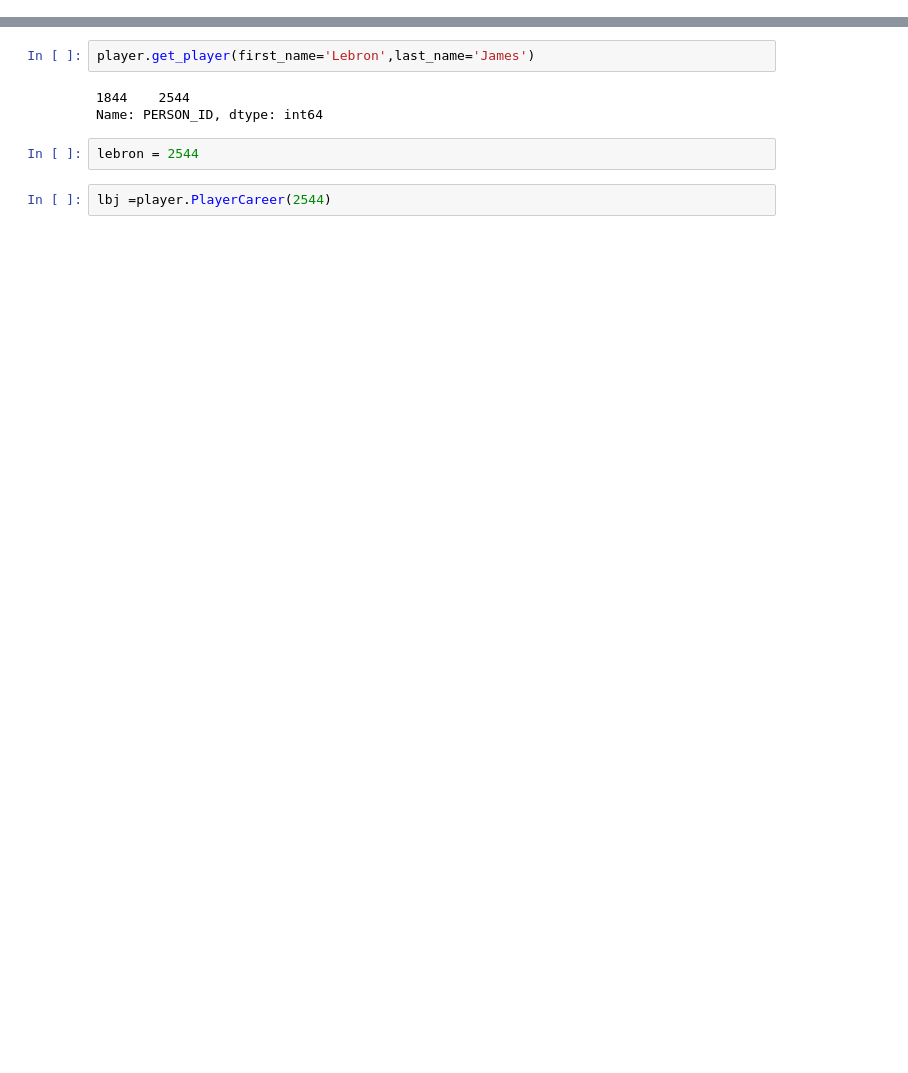
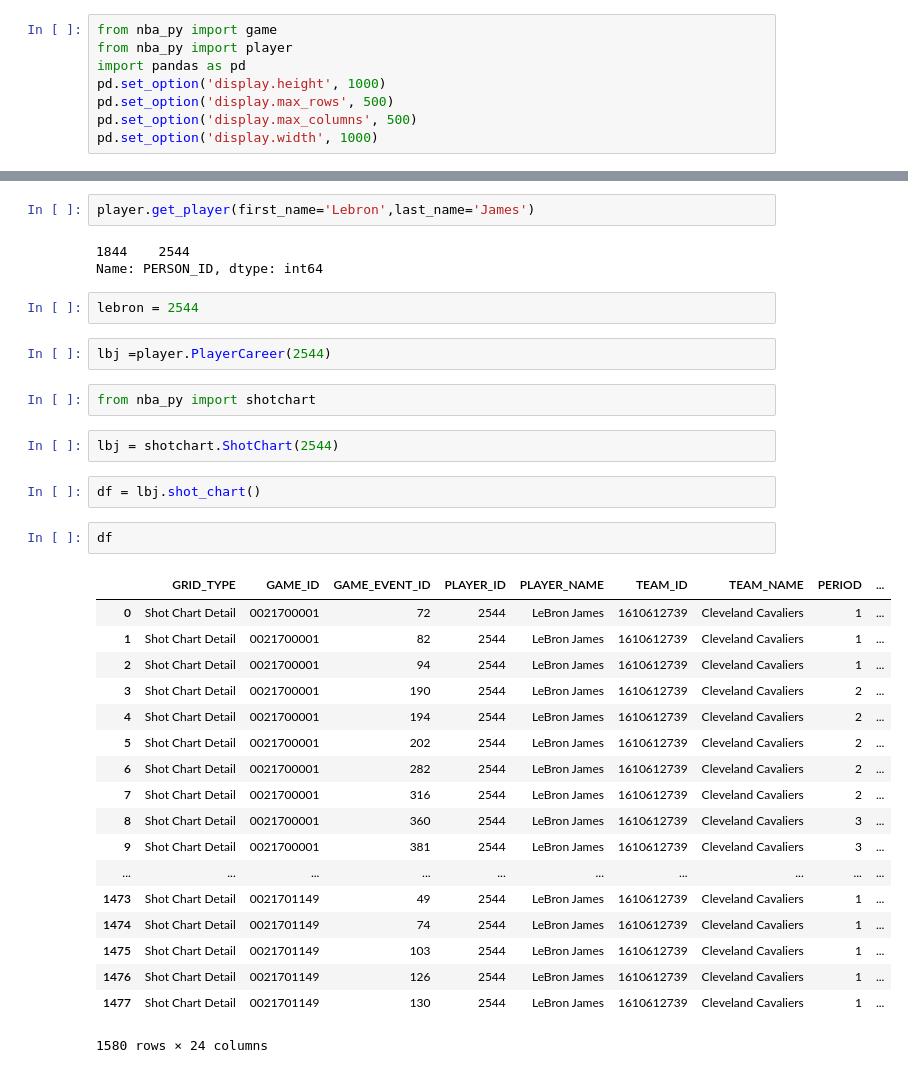
Before and after one commit to nkasmanoff/MLstuff, a Jupyter notebook: Phys476/project/NBA-API_v1.ipynb, the cells around one changed output, grey strips where cells are left out. Drawn from its saved outputs; the diff is of its cells as text; blank space fills up the shorter version.

```diff
--- a/Phys476/project/NBA-API_v1.ipynb
+++ b/Phys476/project/NBA-API_v1.ipynb
@@ -5,0 +1,8 @@ documentation (kinda) available at https://github.com/seemethere/nba_py
+# %%
+from nba_py import game
+from nba_py import player
+import pandas as pd
+pd.set_option('display.height', 1000)
+pd.set_option('display.max_rows', 500)
+pd.set_option('display.max_columns', 500)
+pd.set_option('display.width', 1000)
@@ -41,3 +53,30 @@ Name: PERSON_ID, dtype: int64
 lebron = 2544
 # %%
 lbj =player.PlayerCareer(2544)
+# %%
+from nba_py import shotchart
+# %%
+lbj = shotchart.ShotChart(2544)
+# %%
+df = lbj.shot_chart()
+# %%
+df
+# %% [output]
+|  | GRID_TYPE | GAME_ID | GAME_EVENT_ID | PLAYER_ID | PLAYER_NAME | TEAM_ID | TEAM_NAME | PERIOD | ... |
+| 0 | Shot Chart Detail | 0021700001 | 72 | 2544 | LeBron James | 1610612739 | Cleveland Cavaliers | 1 | ... |
+| 1 | Shot Chart Detail | 0021700001 | 82 | 2544 | LeBron James | 1610612739 | Cleveland Cavaliers | 1 | ... |
+| 2 | Shot Chart Detail | 0021700001 | 94 | 2544 | LeBron James | 1610612739 | Cleveland Cavaliers | 1 | ... |
+| 3 | Shot Chart Detail | 0021700001 | 190 | 2544 | LeBron James | 1610612739 | Cleveland Cavaliers | 2 | ... |
+| 4 | Shot Chart Detail | 0021700001 | 194 | 2544 | LeBron James | 1610612739 | Cleveland Cavaliers | 2 | ... |
+| 5 | Shot Chart Detail | 0021700001 | 202 | 2544 | LeBron James | 1610612739 | Cleveland Cavaliers | 2 | ... |
+| 6 | Shot Chart Detail | 0021700001 | 282 | 2544 | LeBron James | 1610612739 | Cleveland Cavaliers | 2 | ... |
+| 7 | Shot Chart Detail | 0021700001 | 316 | 2544 | LeBron James | 1610612739 | Cleveland Cavaliers | 2 | ... |
+| 8 | Shot Chart Detail | 0021700001 | 360 | 2544 | LeBron James | 1610612739 | Cleveland Cavaliers | 3 | ... |
+| 9 | Shot Chart Detail | 0021700001 | 381 | 2544 | LeBron James | 1610612739 | Cleveland Cavaliers | 3 | ... |
+| ... | ... | ... | ... | ... | ... | ... | ... | ... | ... |
+| 1473 | Shot Chart Detail | 0021701149 | 49 | 2544 | LeBron James | 1610612739 | Cleveland Cavaliers | 1 | ... |
+| 1474 | Shot Chart Detail | 0021701149 | 74 | 2544 | LeBron James | 1610612739 | Cleveland Cavaliers | 1 | ... |
+| 1475 | Shot Chart Detail | 0021701149 | 103 | 2544 | LeBron James | 1610612739 | Cleveland Cavaliers | 1 | ... |
+| 1476 | Shot Chart Detail | 0021701149 | 126 | 2544 | LeBron James | 1610612739 | Cleveland Cavaliers | 1 | ... |
+| 1477 | Shot Chart Detail | 0021701149 | 130 | 2544 | LeBron James | 1610612739 | Cleveland Cavaliers | 1 | ... |
+1580 rows × 24 columns
```
Also changed, not shown: parts of 12 cells of this notebook, 1 other file.
